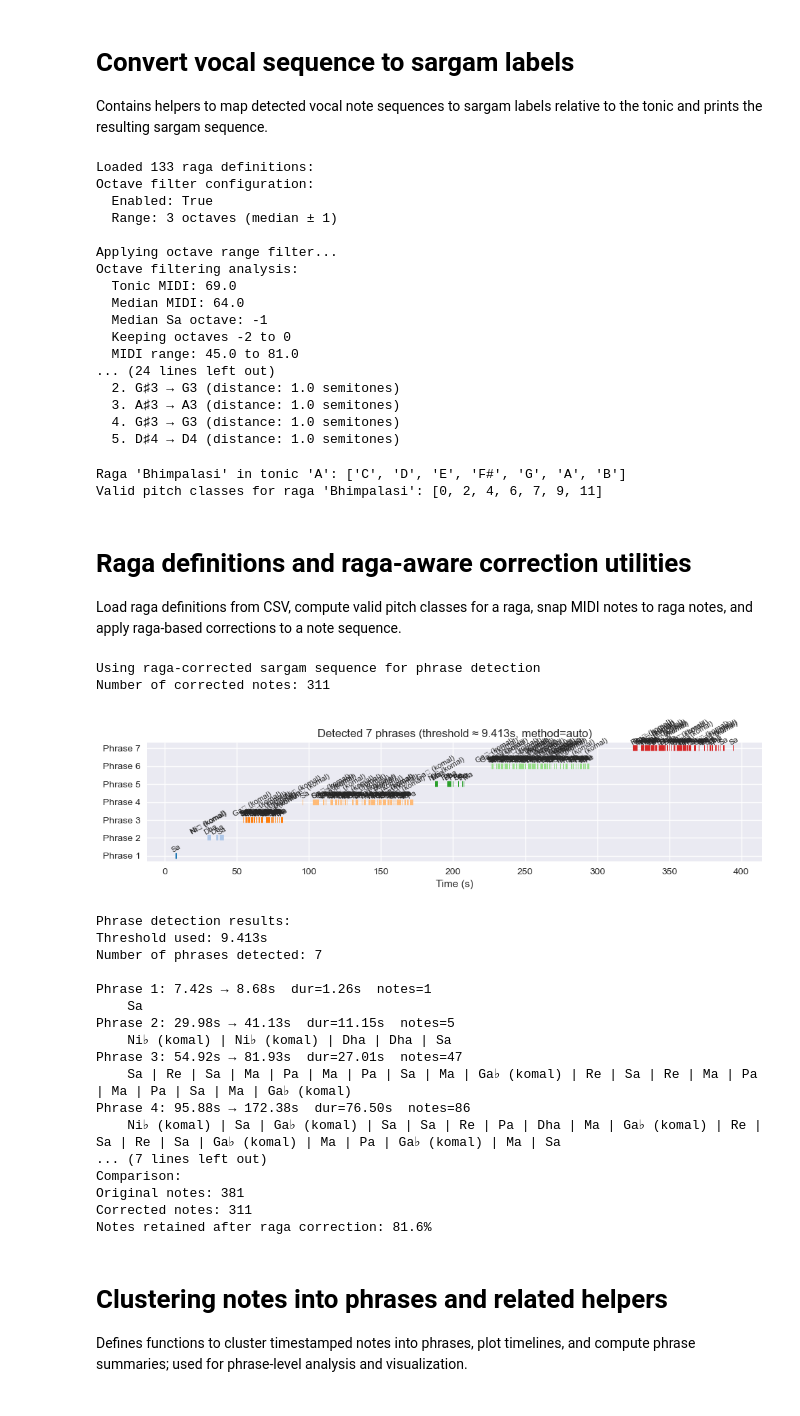
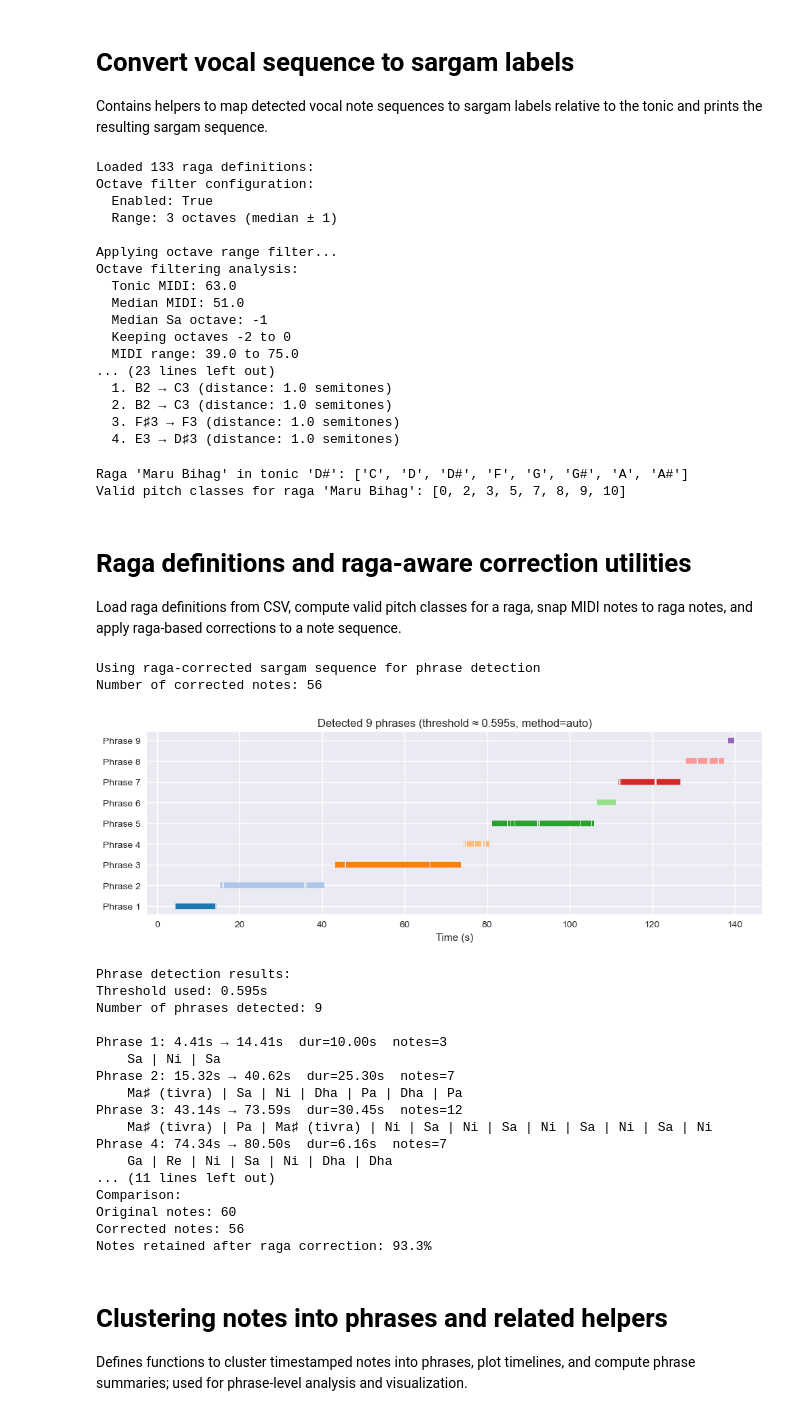
Before and after one commit to saumyamishra654/raga-detection, a Jupyter notebook: main notebooks/note_sequence_playground.ipynb, the cells around one changed output. Drawn from its saved outputs; the diff is of its cells as text; code cells hidden in the pictures.

```diff
--- a/main notebooks/note_sequence_playground.ipynb
+++ b/main notebooks/note_sequence_playground.ipynb
@@ -315,14 +315,14 @@ Enhanced pitch processing functions loaded!
 
 Set audio file path, optionally run spleeter separation (creates `separated_stems/<filename>`), and compute paths for `vocals.wav` and `accompaniment.wav` used later.
 # %%
-audio_path = '/Users/saumyamishra/Desktop/intern/summer25/RagaDetection/audio_test_files/bhimpalasi.mp3'
-tonic = 'A'
-raga_name = 'Bhimpalasi'
+audio_path = '/Users/saumyamishra/Desktop/intern/summer25/RagaDetection/audio_test_files/venkatesh_marubihag_aalap.mp3'
+tonic = 'D#'
+raga_name = 'Maru Bihag'
 
 # inputs
 # audio_path = '/Users/saumyamishra/Desktop/intern/summer25/RagaDetection/RagaDataset/Hindustani/audio/Gaud Malhar/Gaud Malhar_9.mp3'
 fusion = False  # whether song is fusion or pure classical
-output_dir = 'separated_stems'        # saved stems directory
+output_dir = '/Users/saumyamishra/Desktop/intern/summer25/RagaDetection/files/separated_stems/htdemucs' # saved stems directory
 instrument_mode = 'autodetect'
 
 filename = os.path.splitext(os.path.basename(audio_path))[0]
@@ -1601,28 +1577,27 @@ Octave filter configuration:
 
 Applying octave range filter...
 Octave filtering analysis:
-  Tonic MIDI: 69.0
-  Median MIDI: 64.0
+  Tonic MIDI: 63.0
+  Median MIDI: 51.0
   Median Sa octave: -1
   Keeping octaves -2 to 0
-  MIDI range: 45.0 to 81.0
-... (24 lines left out)
-  2. G♯3 → G3 (distance: 1.0 semitones)
-  3. A♯3 → A3 (distance: 1.0 semitones)
-  4. G♯3 → G3 (distance: 1.0 semitones)
-  5. D♯4 → D4 (distance: 1.0 semitones)
+  MIDI range: 39.0 to 75.0
+... (23 lines left out)
+  1. B2 → C3 (distance: 1.0 semitones)
+  2. B2 → C3 (distance: 1.0 semitones)
+  3. F♯3 → F3 (distance: 1.0 semitones)
+  4. E3 → D♯3 (distance: 1.0 semitones)
 # %%
 valid_pcs = get_raga_notes(raga_df, raga_name, tonic)
 print(f"Valid pitch classes for raga '{raga_name}': {valid_pcs}")
 # %% [output]
-Raga 'Bhimpalasi' in tonic 'A': ['C', 'D', 'E', 'F#', 'G', 'A', 'B']
-Valid pitch classes for raga 'Bhimpalasi': [0, 2, 4, 6, 7, 9, 11]
+Raga 'Maru Bihag' in tonic 'D#': ['C', 'D', 'D#', 'F', 'G', 'G#', 'A', 'A#']
+Valid pitch classes for raga 'Maru Bihag': [0, 2, 3, 5, 7, 8, 9, 10]
 # %% [markdown]
 # Raga definitions and raga-aware correction utilities
 
 Load raga definitions from CSV, compute valid pitch classes for a raga, snap MIDI notes to raga notes, and apply raga-based corrections to a note sequence.
 # %%
-
 def _extract_times_and_labels(notes, label_key='sargam'):
     """
     Accepts notes: list-of-dicts with 'start','end' fields. Optionally uses MIDI and sargam labels.
@@ -1828,12 +1803,10 @@ def cluster_notes_into_phrases(notes,
         for i, ph in enumerate(phrases):
             xs = [n['start'] for n in ph]
             xe = [n['end'] for n in ph]
-            mids_local = [int(n.get('midi') if n.get('midi') is not None else (round(n.get('midi_note')) if n.get('midi_note') is not None else np.nan)) for n in ph]
-            labels_local = [str(n.get(label_key, n.get('sargam', ''))) for n in ph]
             y = i
-            for j, (s, e, lab) in enumerate(zip(xs, xe, labels_local)):
+            for j, (s, e) in enumerate(zip(xs, xe)):
                 ax.plot([s, e], [y, y], lw=6, solid_capstyle='butt', color=cmap(i % 20))
-                ax.text((s+e)/2, y + 0.12, f"{lab}", ha='center', va='bottom', fontsize=8, rotation=30)
+                # Removed: ax.text(...) that was printing sargam labels
         ax.set_yticks(range(len(phrases)))
         ax.set_yticklabels([f"Phrase {i+1}" for i in range(len(phrases))])
         ax.set_xlabel("Time (s)")
@@ -1861,52 +1834,52 @@ try:
     print(f"Number of corrected notes: {len(notes_to_use)}")
 except NameError:
     print("Warning: corrected_sargam_seq not found, using original sargam_seq")
     notes_to_use = sargam_seq
 
 phrases, breaks, thr = cluster_notes_into_phrases(
     notes_to_use,
     method='auto',
     fixed_threshold=3,
     plot_timeline=True,
     label_key='sargam'
 )
 
 print(f"\nPhrase detection results:")
 print(f"Threshold used: {thr:.3f}s")
 print(f"Number of phrases detected: {len(phrases)}")
 print()
 
 print_phrases_summary(phrases)
 
 try:
     if 'corrected_sargam_seq' in locals() and 'sargam_seq' in locals():
         print(f"\nComparison:")
         print(f"Original notes: {len(sargam_seq)}")
         print(f"Corrected notes: {len(corrected_sargam_seq)}")
         print(f"Notes retained after raga correction: {len(corrected_sargam_seq)/len(sargam_seq)*100:.1f}%")
 except:
     pass
 # %% [output]
 Using raga-corrected sargam sequence for phrase detection
-Number of corrected notes: 311
+Number of corrected notes: 56
-[figure, old version]
+[figure, new version]
 Phrase detection results:
-Threshold used: 9.413s
-Number of phrases detected: 7
+Threshold used: 0.595s
+Number of phrases detected: 9
 
-Phrase 1: 7.42s → 8.68s  dur=1.26s  notes=1
-    Sa
-Phrase 2: 29.98s → 41.13s  dur=11.15s  notes=5
-    Ni♭ (komal) | Ni♭ (komal) | Dha | Dha | Sa
-Phrase 3: 54.92s → 81.93s  dur=27.01s  notes=47
-    Sa | Re | Sa | Ma | Pa | Ma | Pa | Sa | Ma | Ga♭ (komal) | Re | Sa | Re | Ma | Pa | Ma | Pa | Sa | Ma | Ga♭ (komal)
-Phrase 4: 95.88s → 172.38s  dur=76.50s  notes=86
-    Ni♭ (komal) | Sa | Ga♭ (komal) | Sa | Sa | Re | Pa | Dha | Ma | Ga♭ (komal) | Re | Sa | Re | Sa | Ga♭ (komal) | Ma | Pa | Ga♭ (komal) | Ma | Sa
-... (7 lines left out)
+Phrase 1: 4.41s → 14.41s  dur=10.00s  notes=3
+    Sa | Ni | Sa
+Phrase 2: 15.32s → 40.62s  dur=25.30s  notes=7
+    Ma♯ (tivra) | Sa | Ni | Dha | Pa | Dha | Pa
+Phrase 3: 43.14s → 73.59s  dur=30.45s  notes=12
+    Ma♯ (tivra) | Pa | Ma♯ (tivra) | Ni | Sa | Ni | Sa | Ni | Sa | Ni | Sa | Ni
+Phrase 4: 74.34s → 80.50s  dur=6.16s  notes=7
+    Ga | Re | Ni | Sa | Ni | Dha | Dha
+... (11 lines left out)
 Comparison:
-Original notes: 381
-Corrected notes: 311
-Notes retained after raga correction: 81.6%
+Original notes: 60
+Corrected notes: 56
+Notes retained after raga correction: 93.3%
 # %% [markdown]
 # Clustering notes into phrases and related helpers
 
```
Also changed, not shown: parts of 13 cells of this notebook, 42 other files.
